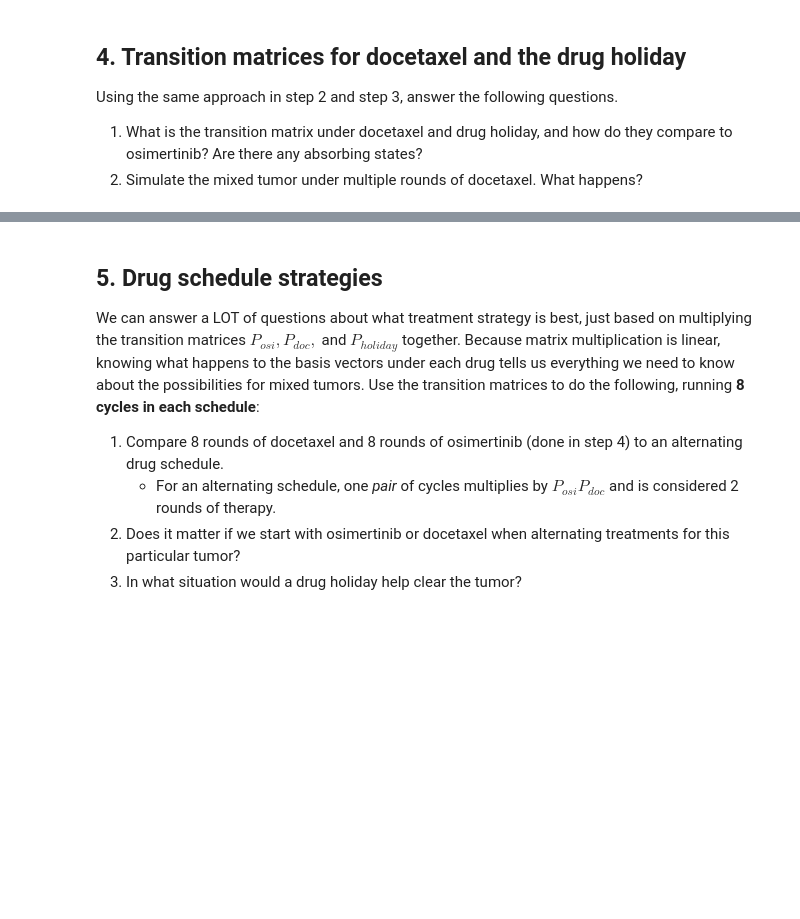
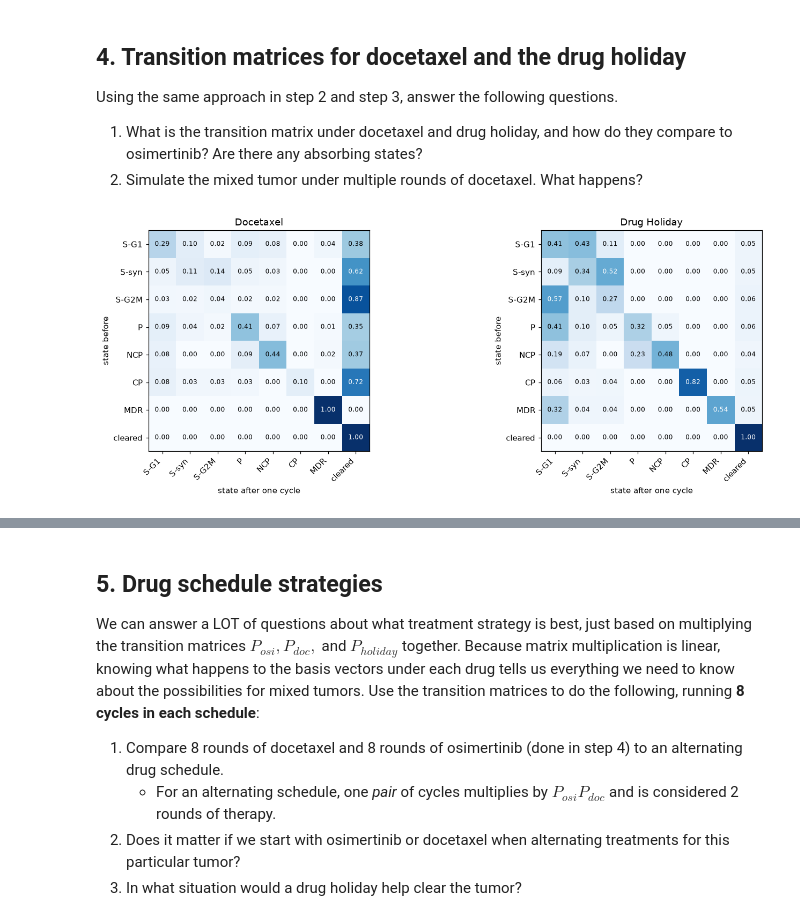
Before and after one commit to Caleb-C123/uu_markov, a Jupyter notebook: lab_2/Lab09_markov_chain_cells.ipynb, the cells around one changed output, grey strips where cells are left out. Drawn from its saved outputs; the diff is of its cells as text; code cells hidden in the pictures; blank space fills up the shorter version.

```diff
--- a/lab_2/Lab09_markov_chain_cells.ipynb
+++ b/lab_2/Lab09_markov_chain_cells.ipynb
@@ -302,12 +339,44 @@ Using the same approach in step 2 and step 3, answer the following questions.
 # %%
 ##Add code here
 # keep these as 8x8 numpy arrays (with the cleared row): the random walks index rows by position
+
 P_osi = P_hat.to_numpy()
 
-P_doc = ...       # TODO
+def make_matrix(experiment):
+    data = cells[cells['experiment'] == experiment]
 
-P_holiday = ...   # TODO
+    at_A = data[data['timepoint'] == 'A'][['lineage_tag', 'state']]
+    at_B = data[data['timepoint'] == 'B'][['lineage_tag', 'state']]
+
+    pairs = pd.merge(at_A, at_B, on='lineage_tag', how='left',
+                     suffixes=('_A', '_B'))
+
+    pairs['state_B'] = pairs['state_B'].fillna('cleared')
+
+    counts = pd.crosstab(pairs['state_A'], pairs['state_B'])
+    counts = counts.reindex(index=STATES, columns=OUTCOMES, fill_value=0)
+
+    P = counts.div(counts.sum(axis=1), axis=0)
+
+    P.loc['cleared'] = [0] * len(STATES) + [1]
+
+    return P
+
+P_doc_df = make_matrix('docetaxel')
+P_holiday_df = make_matrix('untreated')
+
+P_doc = P_doc_df.to_numpy()
+P_holiday = P_holiday_df.to_numpy()
 # %%
 #Plot the transition matrices for docetaxel and the drug holiday.
+fig, axes = plt.subplots(1, 2, figsize=(14, 5))
+
+show_matrix(P_doc_df, 'Docetaxel', axes[0])
+show_matrix(P_holiday_df, 'Drug Holiday', axes[1])
+
+plt.tight_layout()
+plt.show()
+# %% [output]
+[figure, added]
 # %%
 # Simulate the evolution of pi_mix under docetaxel
```
Also changed, not shown: parts of 27 cells of this notebook.
